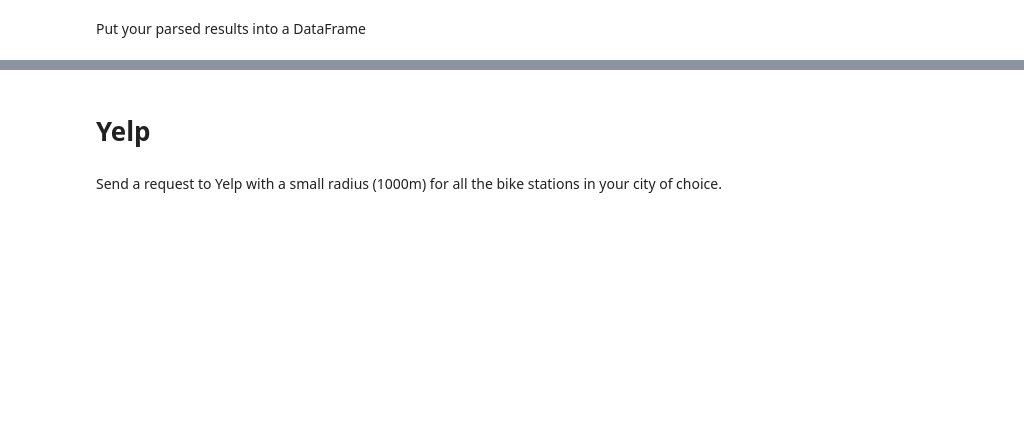
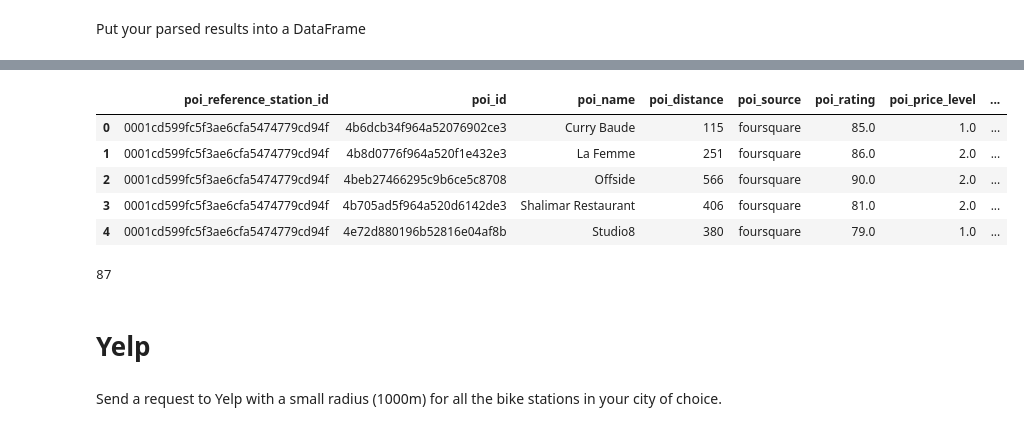
Before and after one commit to eekom-research/Statistical-Modelling-Project, a Jupyter notebook: notebooks/yelp_foursquare_EDA.ipynb, the cells around one changed output, grey strips where cells are left out. Cells and saved outputs as stored; diff of their text form; code cells hidden in the pictures; blank space fills up the shorter version.

```diff
--- a/notebooks/yelp_foursquare_EDA.ipynb
+++ b/notebooks/yelp_foursquare_EDA.ipynb
@@ -6,0 +128,3 @@ Send a request to Foursquare with a small radius (1000m) for all the bike statio
+# %%
+fs_categories_df['category_id']=fs_categories_df['category_id'].astype(str)
+fs_categories = fs_categories_df.set_index('category_id')['category_name'].to_dict()
@@ -9,2 +193,18 @@ Parse through the response to get the POI (such as restaurants, bars, etc) detai
 # %% [markdown]
 Put your parsed results into a DataFrame
+# %%
+# use the helper functions to execute the batch calls
+bars_id = '13003'
+restaurant_id = '13065'
+fashion_retail_id = '17039'
+category_ids =f"{bars_id},{restaurant_id},{fashion_retail_id}"
+
+store_fs_records =[]
+for i in range(0,300):
+    try:
+        result= get_venues_fs(*bike_location[i][1],radius=1000,categories=category_ids)
+    except Exception as e:
+            print(e)
+    else:
+       records= parse_fs_response(result.json(),bike_location[i][0])
+       store_fs_records.extend(records)
@@ -10,0 +225,11 @@ Put your parsed results into a DataFrame
+# %%
+poi_fs_df = pd.DataFrame(store_fs_records)
+# %%
+poi_fs_df.head()
+# %% [output]
+|  | poi_reference_station_id | poi_id | poi_name | poi_distance | poi_source | poi_rating | poi_price_level | ... |
+| 0 | 0001cd599fc5f3ae6cfa5474779cd94f | 4b6dcb34f964a52076902ce3 | Curry Baude | 115 | foursquare | 85.0 | 1.0 | ... |
+| 1 | 0001cd599fc5f3ae6cfa5474779cd94f | 4b8d0776f964a520f1e432e3 | La Femme | 251 | foursquare | 86.0 | 2.0 | ... |
+| 2 | 0001cd599fc5f3ae6cfa5474779cd94f | 4beb27466295c9b6ce5c8708 | Offside | 566 | foursquare | 90.0 | 2.0 | ... |
+| 3 | 0001cd599fc5f3ae6cfa5474779cd94f | 4b705ad5f964a520d6142de3 | Shalimar Restaurant | 406 | foursquare | 81.0 | 2.0 | ... |
+| 4 | 0001cd599fc5f3ae6cfa5474779cd94f | 4e72d880196b52816e04af8b | Studio8 | 380 | foursquare | 79.0 | 1.0 | ... |
@@ -11,3 +238,7 @@ Put your parsed results into a DataFrame
+# %%
+round(86.999)
+# %% [output]
+87
 # %% [markdown]
 # Yelp
 # %% [markdown]
```
Also changed, not shown: parts of 48 cells of this notebook, 13 other files.
